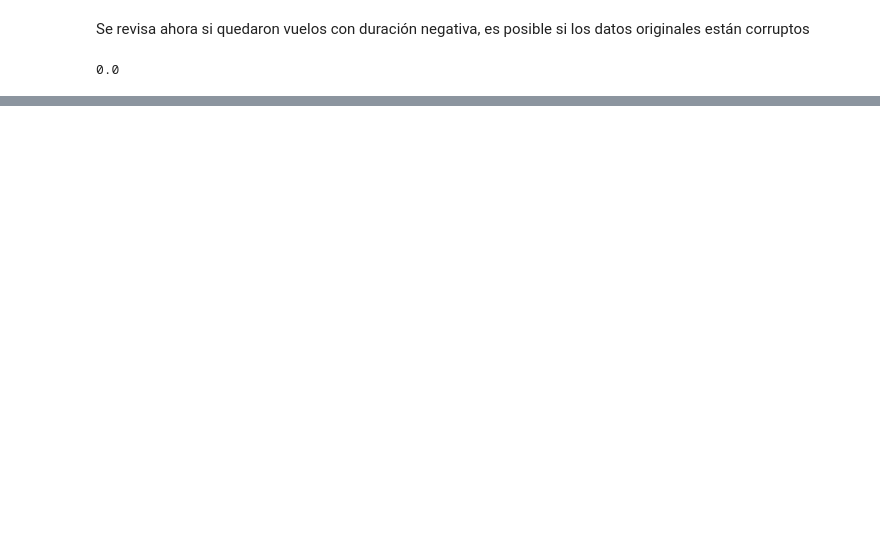
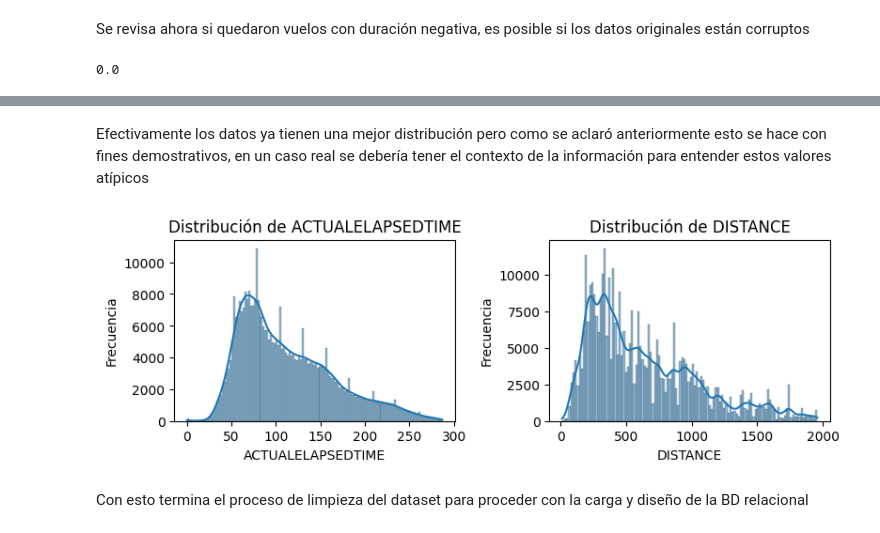
Before and after one commit to ajaramillor/PruebaTecnica, a Jupyter notebook: Limpieza.ipynb, the cells around one changed output, grey strips where cells are left out. Cells and saved outputs as stored; diff of their text form; code cells hidden in the pictures; blank space fills up the shorter version.

```diff
--- a/Limpieza.ipynb
+++ b/Limpieza.ipynb
@@ -405,0 +412,21 @@ Todas las duraciones de los vuelos quedaron bien, sin embargo, con fines demostr
+# %%
+# Análisis de valores atípicos
+atipicos=pd.DataFrame(columns=["Columna", "Valor atípico"])
+
+# Para identificar los valores atipicos se utiliza el método del rango intercuartil, si conocieramos mejor el contexto
+# se podría escoger otro método como la media movil u otro método
+for columna in ['ACTUALELAPSEDTIME', 'DISTANCE']:
+    q1=df[columna].quantile(0.25)
+    q3=df[columna].quantile(0.75)
+    iqr=q3 - q1
+    limite_inferior=q1 - 1.5 * iqr
+    limite_superior=q3 + 1.5 * iqr
+
+    columna_atipica=df[(df[columna] < limite_inferior) | (df[columna] > limite_superior)]
+    atipicos=pd.concat([atipicos,columna_atipica[[columna]]])
+
+# Se eliminan los valores atípicos
+df= df[~df.index.isin(atipicos.index)]
+
+print("Valores atípicos:")
+print(atipicos)
@@ -405,0 +449,17 @@ Todas las duraciones de los vuelos quedaron bien, sin embargo, con fines demostr
+# %% [markdown]
+Efectivamente los datos ya tienen una mejor distribución pero como se aclaró anteriormente esto se hace con fines demostrativos, en un caso real se debería tener el contexto de la información para entender estos valores atípicos
+# %%
+# Gráficas de distribución de columnas numéricas
+plt.figure(figsize=(12, 10))
+for i, columna in enumerate(['ACTUALELAPSEDTIME', 'DISTANCE'], 1):
+    plt.subplot(4, 3, i)
+    sns.histplot(data=df, x=columna, kde=True)
+    plt.title(f"Distribución de {columna}")
+    plt.xlabel(columna)
+    plt.ylabel("Frecuencia")
+plt.tight_layout()
+plt.show()
+# %% [output]
+[figure, added]
+# %% [markdown]
+Con esto termina el proceso de limpieza del dataset para proceder con la carga y diseño de la BD relacional
```
Also changed, not shown: parts of 13 cells of this notebook, 4 other files.
